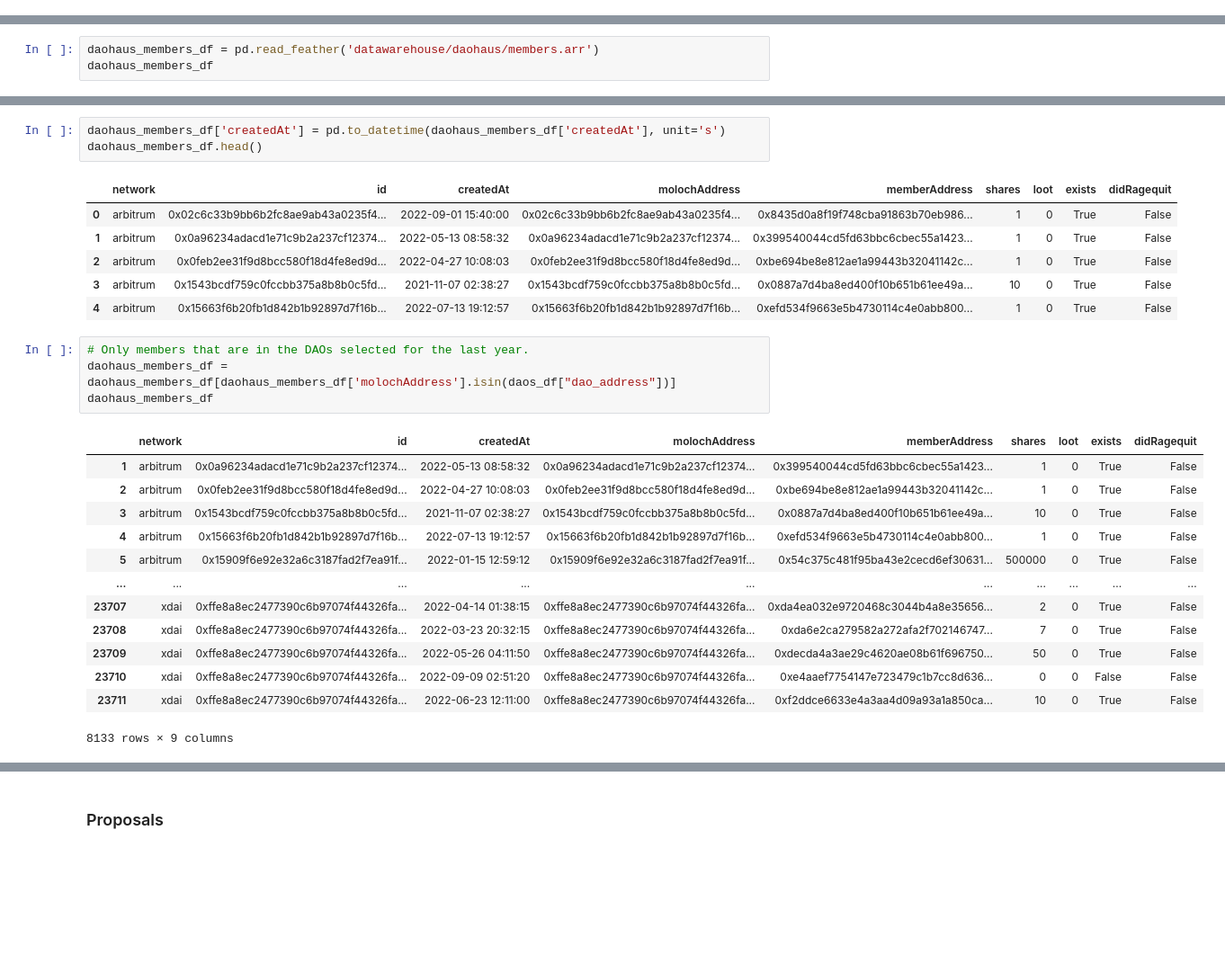
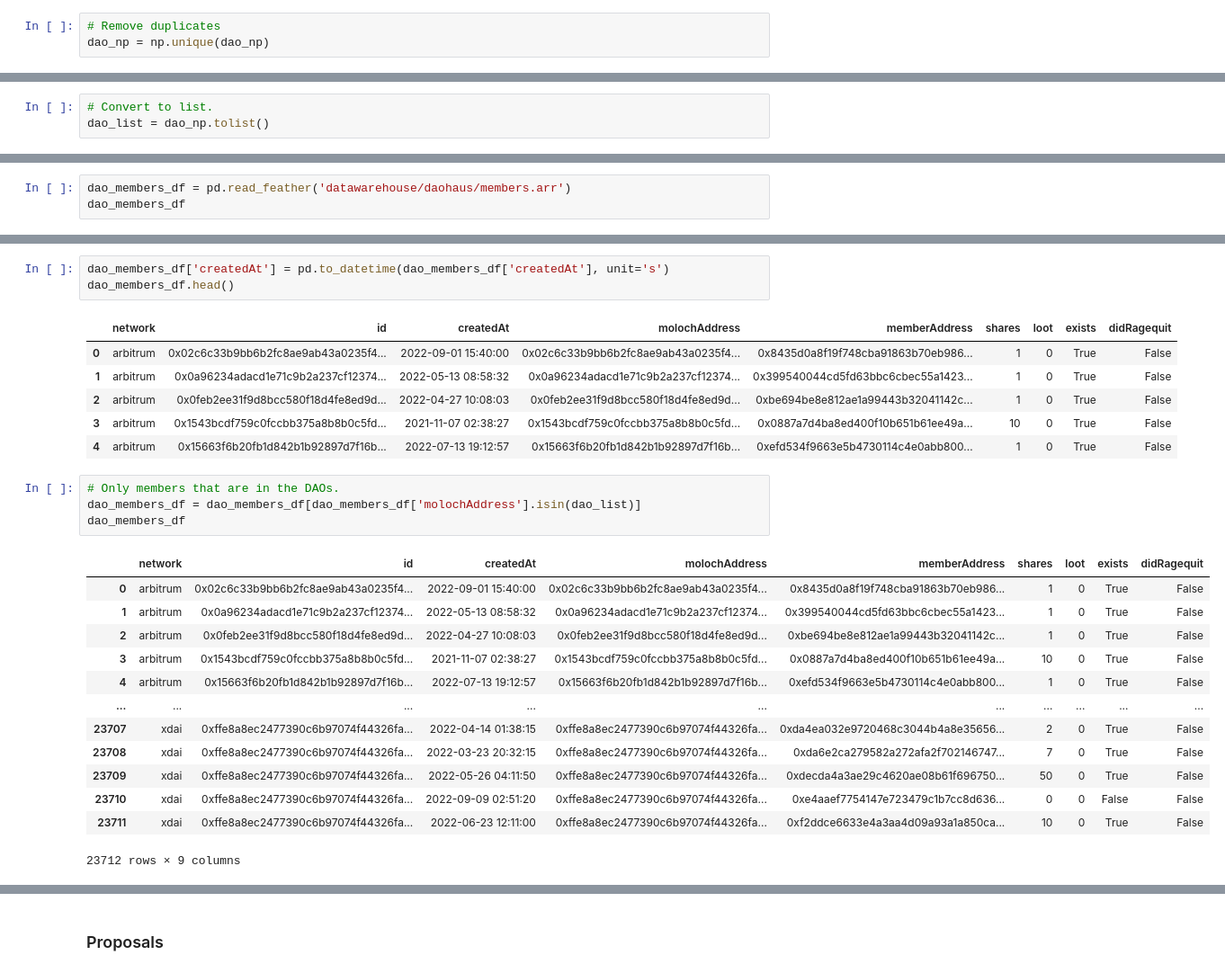
Before and after one commit to Grasia/semantic-web3-dao, a Jupyter notebook: knowledge_graph/KnowledgeGraph-Web3-DAO.ipynb, the cells around one changed output, grey strips where cells are left out. Shown at 90% size. Saved outputs shown, nothing was run; the diff lists cells and outputs as text; blank space fills up the shorter version.

```diff
--- a/knowledge_graph/KnowledgeGraph-Web3-DAO.ipynb
+++ b/knowledge_graph/KnowledgeGraph-Web3-DAO.ipynb
@@ -284,0 +243,3 @@ daos_df.shape
+# %%
+# Remove duplicates
+dao_np = np.unique(dao_np)
@@ -284,0 +250,3 @@ daos_df.shape
+# %%
+# Convert to list.
+dao_list = dao_np.tolist()
@@ -285,8 +257,8 @@ daos_df.shape
 # %% [markdown]
 ### Members
 # %%
-daohaus_members_df = pd.read_feather('datawarehouse/daohaus/members.arr')
-daohaus_members_df
+dao_members_df = pd.read_feather('datawarehouse/daohaus/members.arr')
+dao_members_df
 # %% [output]
 |  | network | id | createdAt | molochAddress | memberAddress | shares | loot | exists | didRagequit |
 | 0 | arbitrum | 0x02c6c33b9bb6b2fc8ae9ab43a0235f4... | 1662046800 | 0x02c6c33b9bb6b2fc8ae9ab43a0235f4... | 0x8435d0a8f19f748cba91863b70eb986... | 1 | 0 | True | False |
@@ -321,8 +293,8 @@ Data columns (total 9 columns):
 dtypes: bool(2), object(7)
 memory usage: 1.3+ MB
 # %%
-daohaus_members_df['createdAt'] = pd.to_datetime(daohaus_members_df['createdAt'], unit='s')
-daohaus_members_df.head()
+dao_members_df['createdAt'] = pd.to_datetime(dao_members_df['createdAt'], unit='s')
+dao_members_df.head()
 # %% [output]
 |  | network | id | createdAt | molochAddress | memberAddress | shares | loot | exists | didRagequit |
 | 0 | arbitrum | 0x02c6c33b9bb6b2fc8ae9ab43a0235f4... | 2022-09-01 15:40:00 | 0x02c6c33b9bb6b2fc8ae9ab43a0235f4... | 0x8435d0a8f19f748cba91863b70eb986... | 1 | 0 | True | False |
@@ -331,21 +303,21 @@ daohaus_members_df.head()
 | 3 | arbitrum | 0x1543bcdf759c0fccbb375a8b8b0c5fd... | 2021-11-07 02:38:27 | 0x1543bcdf759c0fccbb375a8b8b0c5fd... | 0x0887a7d4ba8ed400f10b651b61ee49a... | 10 | 0 | True | False |
 | 4 | arbitrum | 0x15663f6b20fb1d842b1b92897d7f16b... | 2022-07-13 19:12:57 | 0x15663f6b20fb1d842b1b92897d7f16b... | 0xefd534f9663e5b4730114c4e0abb800... | 1 | 0 | True | False |
 # %%
-# Only members that are in the DAOs selected for the last year.
-daohaus_members_df = daohaus_members_df[daohaus_members_df['molochAddress'].isin(daos_df["dao_address"])]
-daohaus_members_df
+# Only members that are in the DAOs.
+dao_members_df = dao_members_df[dao_members_df['molochAddress'].isin(dao_list)]
+dao_members_df
 # %% [output]
 |  | network | id | createdAt | molochAddress | memberAddress | shares | loot | exists | didRagequit |
+| 0 | arbitrum | 0x02c6c33b9bb6b2fc8ae9ab43a0235f4... | 2022-09-01 15:40:00 | 0x02c6c33b9bb6b2fc8ae9ab43a0235f4... | 0x8435d0a8f19f748cba91863b70eb986... | 1 | 0 | True | False |
 | 1 | arbitrum | 0x0a96234adacd1e71c9b2a237cf12374... | 2022-05-13 08:58:32 | 0x0a96234adacd1e71c9b2a237cf12374... | 0x399540044cd5fd63bbc6cbec55a1423... | 1 | 0 | True | False |
 | 2 | arbitrum | 0x0feb2ee31f9d8bcc580f18d4fe8ed9d... | 2022-04-27 10:08:03 | 0x0feb2ee31f9d8bcc580f18d4fe8ed9d... | 0xbe694be8e812ae1a99443b32041142c... | 1 | 0 | True | False |
 | 3 | arbitrum | 0x1543bcdf759c0fccbb375a8b8b0c5fd... | 2021-11-07 02:38:27 | 0x1543bcdf759c0fccbb375a8b8b0c5fd... | 0x0887a7d4ba8ed400f10b651b61ee49a... | 10 | 0 | True | False |
 | 4 | arbitrum | 0x15663f6b20fb1d842b1b92897d7f16b... | 2022-07-13 19:12:57 | 0x15663f6b20fb1d842b1b92897d7f16b... | 0xefd534f9663e5b4730114c4e0abb800... | 1 | 0 | True | False |
-| 5 | arbitrum | 0x15909f6e92e32a6c3187fad2f7ea91f... | 2022-01-15 12:59:12 | 0x15909f6e92e32a6c3187fad2f7ea91f... | 0x54c375c481f95ba43e2cecd6ef30631... | 500000 | 0 | True | False |
 | ... | ... | ... | ... | ... | ... | ... | ... | ... | ... |
 | 23707 | xdai | 0xffe8a8ec2477390c6b97074f44326fa... | 2022-04-14 01:38:15 | 0xffe8a8ec2477390c6b97074f44326fa... | 0xda4ea032e9720468c3044b4a8e35656... | 2 | 0 | True | False |
 | 23708 | xdai | 0xffe8a8ec2477390c6b97074f44326fa... | 2022-03-23 20:32:15 | 0xffe8a8ec2477390c6b97074f44326fa... | 0xda6e2ca279582a272afa2f702146747... | 7 | 0 | True | False |
 | 23709 | xdai | 0xffe8a8ec2477390c6b97074f44326fa... | 2022-05-26 04:11:50 | 0xffe8a8ec2477390c6b97074f44326fa... | 0xdecda4a3ae29c4620ae08b61f696750... | 50 | 0 | True | False |
 | 23710 | xdai | 0xffe8a8ec2477390c6b97074f44326fa... | 2022-09-09 02:51:20 | 0xffe8a8ec2477390c6b97074f44326fa... | 0xe4aaef7754147e723479c1b7cc8d636... | 0 | 0 | False | False |
 | 23711 | xdai | 0xffe8a8ec2477390c6b97074f44326fa... | 2022-06-23 12:11:00 | 0xffe8a8ec2477390c6b97074f44326fa... | 0xf2ddce6633e4a3aa4d09a93a1a850ca... | 10 | 0 | True | False |
-8133 rows × 9 columns
+23712 rows × 9 columns
 # %%
```
Also changed, not shown: parts of 67 cells of this notebook, 2 other files.
